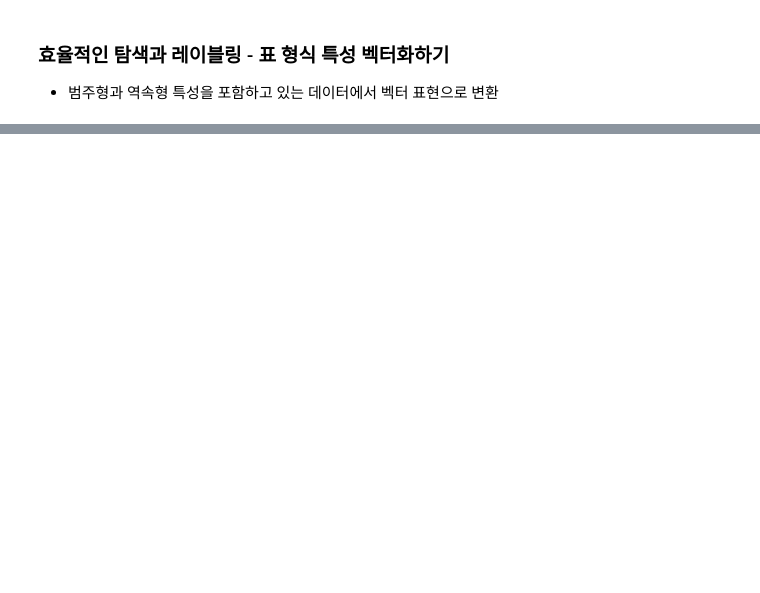
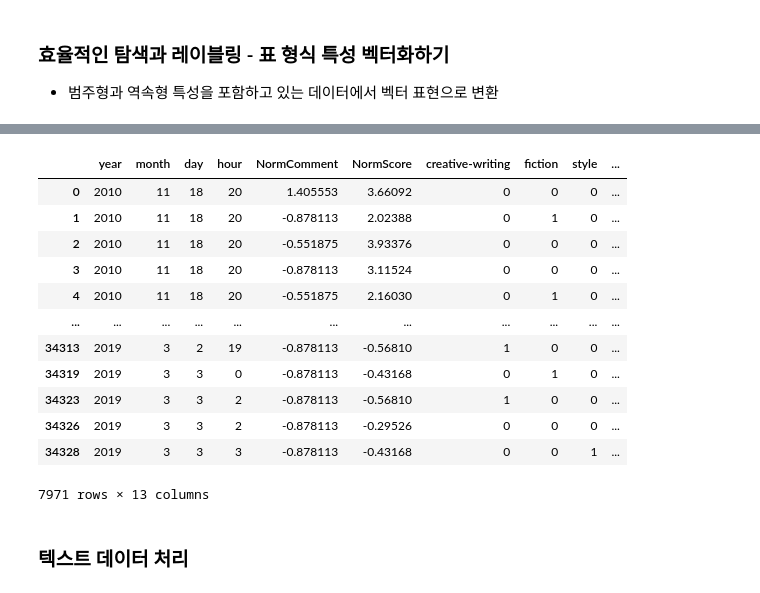
Before and after one commit to B-JayU/Powered-Applications, a Jupyter notebook: init_dataset/parsing_xml.ipynb, the cells around one changed output, grey strips where cells are left out. Saved outputs shown, nothing was run; the diff lists cells and outputs as text; code cells hidden in the pictures; blank space fills up the shorter version.

```diff
--- a/init_dataset/parsing_xml.ipynb
+++ b/init_dataset/parsing_xml.ipynb
@@ -91,8 +91,8 @@ Text(0, 0.5, 'Percentage of sentences')
 ### 효율적인 탐색과 레이블링 - 표 형식 특성 벡터화하기
 - 범주형과 역속형 특성을 포함하고 있는 데이터에서 벡터 표현으로 변환
 # %%
-df2 = pd.read_csv("./init_dataset/writers.csv")
-df2['is_question'] = df2['PostTypeId'] = 1
+df2 = pd.read_csv("./writers.csv")
+df2['is_question'] = df2['PostTypeId'] == 1
 
 tabular_df = df2[df2['is_question']][["Tags", "CommentCount", "CreationDate", "Score"]]
 tabular_df.head()
@@ -100,0 +108,15 @@ FileNotFoundError: [Errno 2] No such file or directory: './writer.csv'
+# %%
+def get_norm(df, col):
+    return (df[col] - df[col].mean()) / df[col].std()
+
+tabular_df["NormComment"] = get_norm(tabular_df, "CommentCount")
+tabular_df["NormScore"] = get_norm(tabular_df, "Score")
+
+# 날짜를 pandas datetime 포맷으로 변환
+tabular_df["date"] = pd.to_datetime(tabular_df["CreationDate"])
+
+# datetime 객체에서 의미있는 특성을 추출
+tabular_df["year"] = tabular_df["date"].dt.year
+tabular_df["month"] = tabular_df["date"].dt.month
+tabular_df["day"] = tabular_df["date"].dt.day
+tabular_df["hour"] = tabular_df["date"].dt.hour
@@ -100,0 +126,9 @@ FileNotFoundError: [Errno 2] No such file or directory: './writer.csv'
+# %%
+# 문자열로 구성된 태그 목록을 태그 배열로 변환
+tags = tabular_df["Tags"]
+clean_tags = tags.str.split("><").apply(
+    lambda x: [a.strip("<").strip(">") for a in x])
+
+tag_columns = pd.get_dummies(clean_tags.apply(pd.Series).stack()).sum(level=0)
+
+tag_columns
@@ -100,0 +149,29 @@ FileNotFoundError: [Errno 2] No such file or directory: './writer.csv'
+# %%
+all_tags = tag_columns.astype(bool).sum(axis=0).sort_values(ascending=False)
+
+# 판다스 get_dummies 함수를 사용해 500회 이상 사용된 태그만 원핫 인코딩을 적용
+top_tags = all_tags[all_tags > 500]
+top_tag_columns = tag_columns[top_tags.index]
+
+final = pd.concat([tabular_df, top_tag_columns], axis=1)
+
+col_to_keep = ["year", "month", "day", "hour", "NormComment", "NormScore"] + list(top_tags.index)
+
+final_features = final[col_to_keep]
+final_features
+# %% [output]
+|  | year | month | day | hour | NormComment | NormScore | creative-writing | fiction | style | ... |
+| 0 | 2010 | 11 | 18 | 20 | 1.405553 | 3.66092 | 0 | 0 | 0 | ... |
+| 1 | 2010 | 11 | 18 | 20 | -0.878113 | 2.02388 | 0 | 1 | 0 | ... |
+| 2 | 2010 | 11 | 18 | 20 | -0.551875 | 3.93376 | 0 | 0 | 0 | ... |
+| 3 | 2010 | 11 | 18 | 20 | -0.878113 | 3.11524 | 0 | 0 | 0 | ... |
+| 4 | 2010 | 11 | 18 | 20 | -0.551875 | 2.16030 | 0 | 1 | 0 | ... |
+| ... | ... | ... | ... | ... | ... | ... | ... | ... | ... | ... |
+| 34313 | 2019 | 3 | 2 | 19 | -0.878113 | -0.56810 | 1 | 0 | 0 | ... |
+| 34319 | 2019 | 3 | 3 | 0 | -0.878113 | -0.43168 | 0 | 1 | 0 | ... |
+| 34323 | 2019 | 3 | 3 | 2 | -0.878113 | -0.56810 | 1 | 0 | 0 | ... |
+| 34326 | 2019 | 3 | 3 | 2 | -0.878113 | -0.29526 | 0 | 0 | 0 | ... |
+| 34328 | 2019 | 3 | 3 | 3 | -0.878113 | -0.43168 | 0 | 0 | 1 | ... |
+7971 rows × 13 columns
+# %% [markdown]
+### 텍스트 데이터 처리
```
Also changed, not shown: parts of 9 cells of this notebook.
